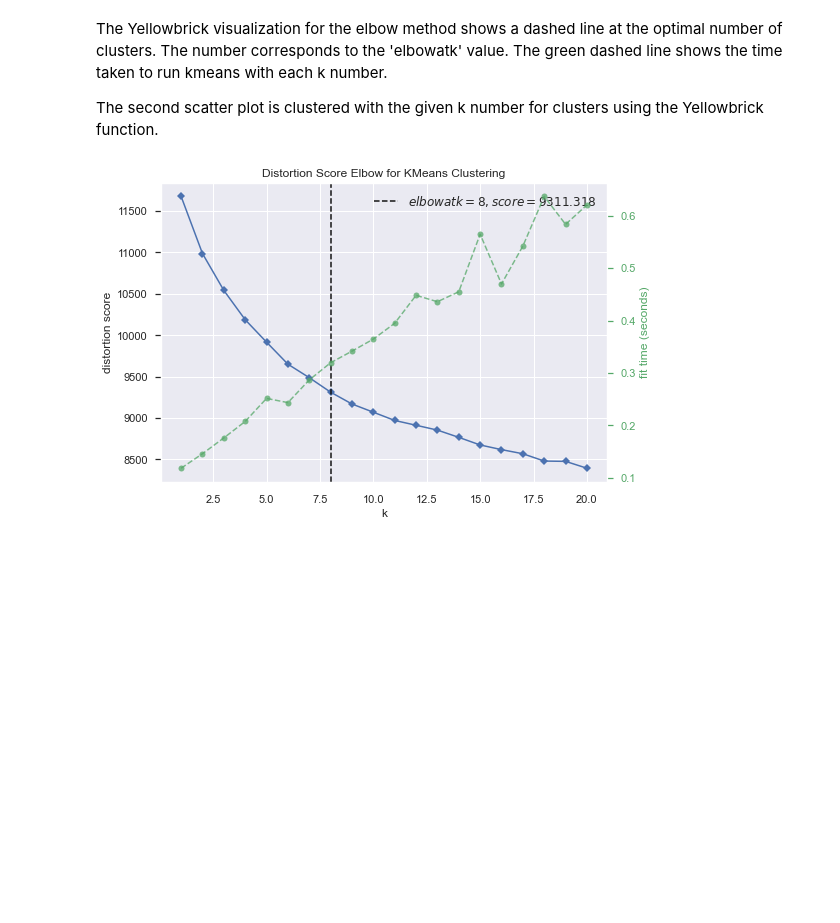
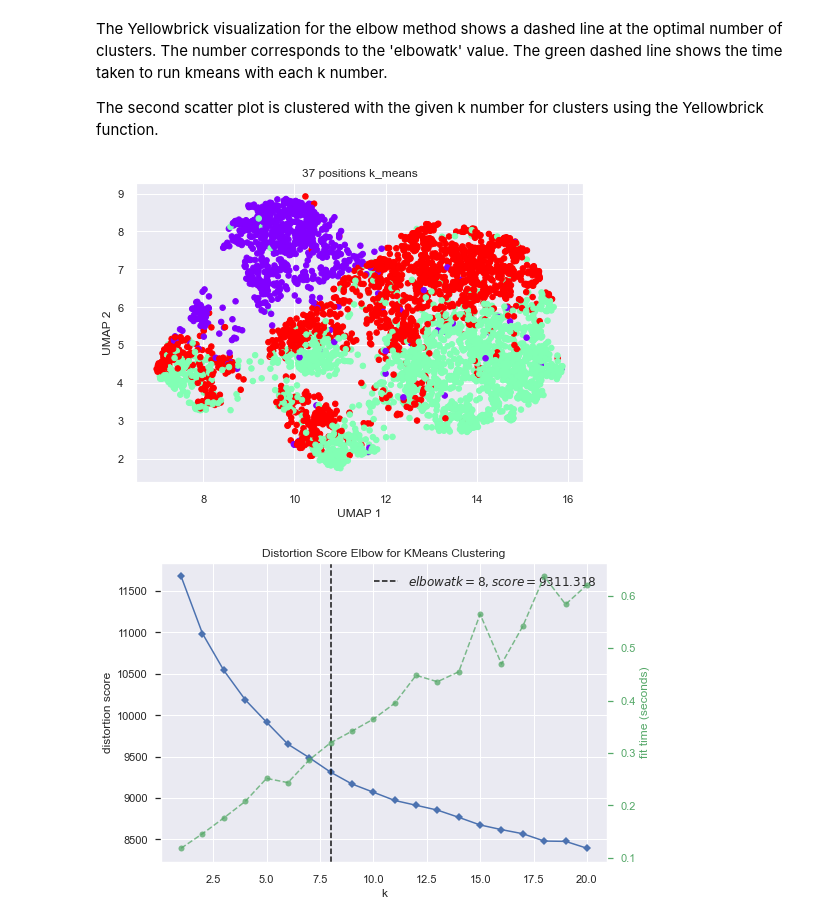
Before and after one commit to adbailey4/read_clustering, a Jupyter notebook: notebooks/3K_means.ipynb, the cells around one changed output. Cells and saved outputs as stored; diff of their text form; code cells hidden in the pictures; blank space fills up the shorter version.

Commit message:
update clustering

```diff
--- a/notebooks/3K_means.ipynb
+++ b/notebooks/3K_means.ipynb
@@ -40,6 +42,10 @@ list_25 = native.get_contig_positions('RDN25-1')
 The Yellowbrick visualization for the elbow method shows a dashed line at the optimal number of clusters. The number corresponds to the 'elbowatk' value. The green dashed line shows the time taken to run kmeans with each k number.
 
 The second scatter plot is clustered with the given k number for clusters using the Yellowbrick function.
+# %%
+native.plot_UMAP_reads_covering_positions_data(list_18, 'k_means', max_number_clusters=3, find_optimal=False)
+# %% [output]
+[figure, added]
 # %%
 native.plot_UMAP_reads_covering_positions_data(list_18, 'k_means', max_number_clusters=20, find_optimal=True)
 # %% [output]
```
Also changed, not shown: parts of 27 cells of this notebook, 5 other files.
